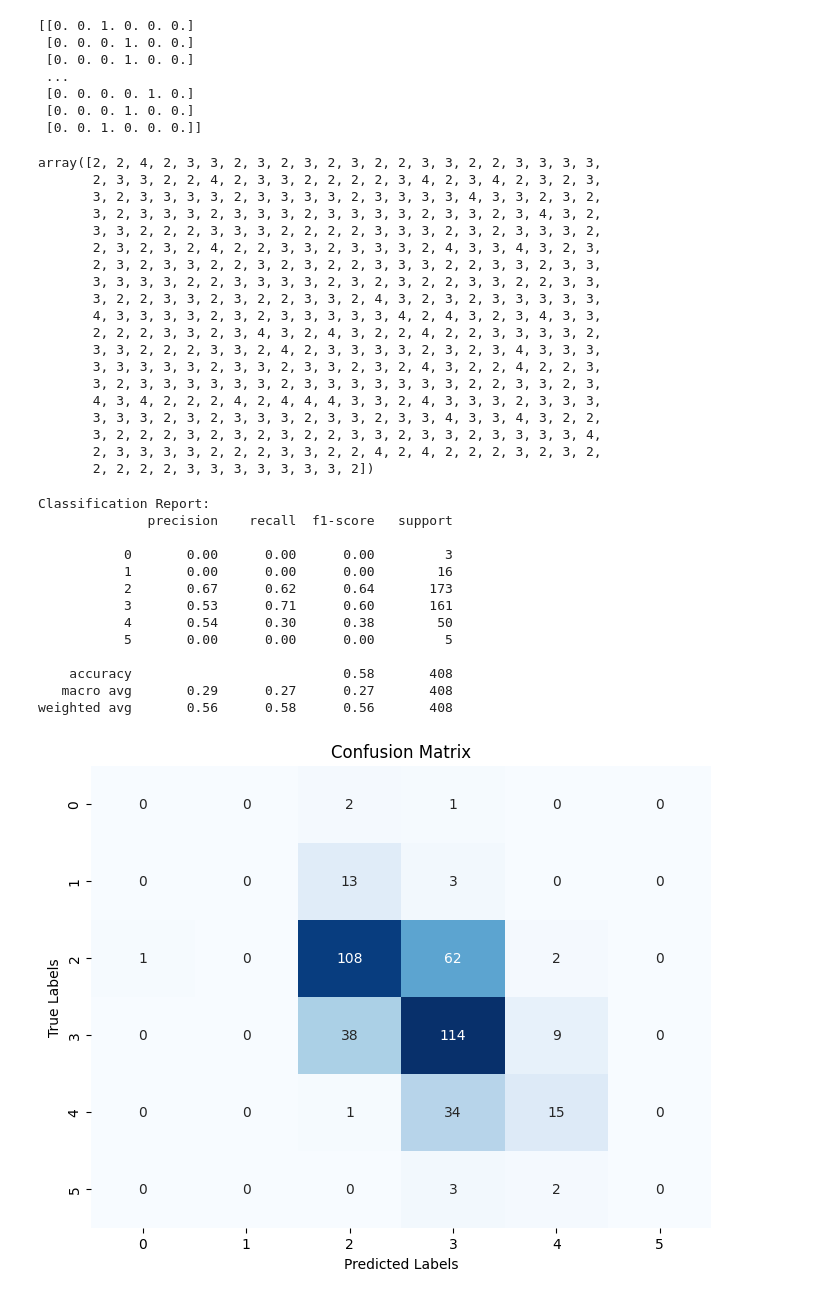
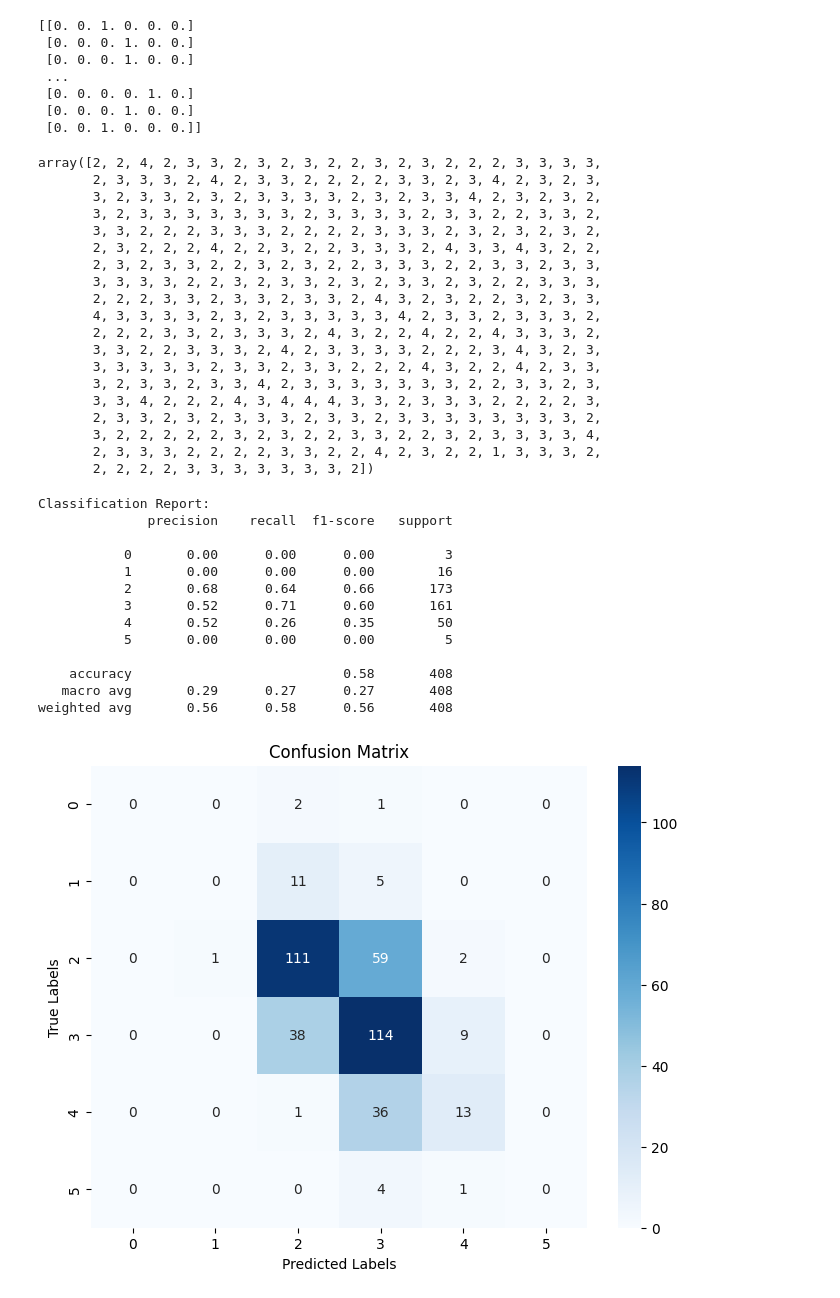
Before and after one commit to RethinaDuraiJohn/GreatLearning, a Jupyter notebook: Neural Network/Project/NeuralNetworkProject.ipynb, the cells around one changed output. Saved outputs shown, nothing was run; the diff lists cells and outputs as text; code cells hidden in the pictures.

Commit message:
both model part A completed - before insights

```diff
--- a/Neural Network/Project/NeuralNetworkProject.ipynb
+++ b/Neural Network/Project/NeuralNetworkProject.ipynb
@@ -316,14 +339,20 @@ acceptable by Neural Network**
 # Y_train_encoded = encoder.fit_transform(Y_train_encoded)
 # Y_test_encoded = encoder.transform(Y_test_encoded)
 # %%
+value_mapping = {3:0, 4: 1, 5: 2, 6: 3, 7: 4, 8: 5}
+
+
 label_encoder = LabelEncoder()
 onhotencoder = OneHotEncoder(sparse_output=False)
-Y_train_encoded = Y_train.values.reshape(-1, 1)
-Y_test_encoded = Y_test.values.reshape(-1, 1)
+Y_train.replace(value_mapping, inplace=True)
+Y_test.replace(value_mapping, inplace=True)
+Y_train_ = Y_train.values.reshape(-1, 1)
+Y_test_ = Y_test.values.reshape(-1, 1)
 # Y_train_encoded = label_encoder.fit_transform(Y_train_encoded)
 # Y_test_encoded = label_encoder.transform(Y_test_encoded)
-Y_train_encoded = onhotencoder.fit_transform(Y_train_encoded)
-Y_test_encoded = onhotencoder.transform(Y_test_encoded)
+
+Y_train_encoded = onhotencoder.fit_transform(Y_train_)
+Y_test_encoded = onhotencoder.transform(Y_test_)
 # %%
 # Y_train_encoded = Y_train.values.reshape(-1, 1)
 # Y_test_encoded = Y_test.values.reshape(-1, 1)
@@ -421,0 +472,4 @@ y_pred_classes = np.argmax(y_pred, axis=1)
+# %%
+y_pred = model.predict(X_test_norm)
+y_pred_classes = np.argmax(y_pred, axis=1)
+y_test_con = np.argmax(Y_test_encoded, axis=1)
@@ -465,16 +667,16 @@ model2 = Sequential([
     Dropout(0.4),
     Dense(128, activation='relu'),
     BatchNormalization(),
-    Dropout(0.4),
+    Dropout(0.3),
     Dense(64, activation='relu'),
     BatchNormalization(),
-    Dropout(0.4),
+    Dropout(0.3),
     Dense(32, activation='relu'),
     BatchNormalization(),
-    Dropout(0.4),
+    Dropout(0.3),
     Dense(16, activation='relu'),
     BatchNormalization(),
-    Dropout(0.4),
+    Dropout(0.3),
     Dense(6, activation='softmax')
 ])
 
@@ -517,6 +719,6 @@ Model: "sequential_16"
  Non-trainable params: 2,016 (7.88 KB)
 # %%
 history2 = model2.fit(X_train_norm, Y_train_encoded,
-                    batch_size=32, epochs=100,
+                    batch_size=32, epochs=50,
                     validation_data=(X_test_norm, Y_test_encoded))
 # %% [output]
@@ -579,22 +781,22 @@ print(Y_test_encoded)
 # %%
 y_pred_classes2
 # %% [output]
-array([2, 2, 4, 2, 3, 3, 2, 3, 2, 3, 2, 3, 2, 2, 3, 3, 2, 2, 3, 3, 3, 3,
-       2, 3, 3, 2, 2, 4, 2, 3, 3, 2, 2, 2, 2, 3, 4, 2, 3, 4, 2, 3, 2, 3,
-       3, 2, 3, 3, 3, 3, 2, 3, 3, 3, 3, 2, 3, 3, 3, 3, 4, 3, 3, 2, 3, 2,
-       3, 2, 3, 3, 3, 2, 3, 3, 3, 2, 3, 3, 3, 3, 2, 3, 3, 2, 3, 4, 3, 2,
-       3, 3, 2, 2, 2, 3, 3, 3, 2, 2, 2, 2, 3, 3, 3, 2, 3, 2, 3, 3, 3, 2,
-       2, 3, 2, 3, 2, 4, 2, 2, 3, 3, 2, 3, 3, 3, 2, 4, 3, 3, 4, 3, 2, 3,
+array([2, 2, 4, 2, 3, 3, 2, 3, 2, 3, 2, 2, 3, 2, 3, 2, 2, 2, 3, 3, 3, 3,
+       2, 3, 3, 3, 2, 4, 2, 3, 3, 2, 2, 2, 2, 3, 3, 2, 3, 4, 2, 3, 2, 3,
+       3, 2, 3, 3, 2, 3, 2, 3, 3, 3, 3, 2, 3, 2, 3, 3, 4, 2, 3, 2, 3, 2,
+       3, 2, 3, 3, 3, 3, 3, 3, 3, 2, 3, 3, 3, 3, 2, 3, 3, 2, 2, 3, 3, 2,
+       3, 3, 2, 2, 2, 3, 3, 3, 2, 2, 2, 2, 3, 3, 3, 2, 3, 2, 3, 2, 3, 2,
+       2, 3, 2, 2, 2, 4, 2, 2, 3, 2, 2, 3, 3, 3, 2, 4, 3, 3, 4, 3, 2, 2,
        2, 3, 2, 3, 3, 2, 2, 3, 2, 3, 2, 2, 3, 3, 3, 2, 2, 3, 3, 2, 3, 3,
-       3, 3, 3, 3, 2, 2, 3, 3, 3, 3, 2, 3, 2, 3, 2, 2, 3, 3, 2, 2, 3, 3,
-       3, 2, 2, 3, 3, 2, 3, 2, 2, 3, 3, 2, 4, 3, 2, 3, 2, 3, 3, 3, 3, 3,
-       4, 3, 3, 3, 3, 2, 3, 2, 3, 3, 3, 3, 3, 4, 2, 4, 3, 2, 3, 4, 3, 3,
-       2, 2, 2, 3, 3, 2, 3, 4, 3, 2, 4, 3, 2, 2, 4, 2, 2, 3, 3, 3, 3, 2,
-       3, 3, 2, 2, 2, 3, 3, 2, 4, 2, 3, 3, 3, 3, 2, 3, 2, 3, 4, 3, 3, 3,
-       3, 3, 3, 3, 3, 2, 3, 3, 2, 3, 3, 2, 3, 2, 4, 3, 2, 2, 4, 2, 2, 3,
-       3, 2, 3, 3, 3, 3, 3, 3, 2, 3, 3, 3, 3, 3, 3, 3, 2, 2, 3, 3, 2, 3,
-       4, 3, 4, 2, 2, 2, 4, 2, 4, 4, 4, 3, 3, 2, 4, 3, 3, 3, 2, 3, 3, 3,
-       3, 3, 3, 2, 3, 2, 3, 3, 3, 2, 3, 3, 2, 3, 3, 4, 3, 3, 4, 3, 2, 2,
-       3, 2, 2, 2, 3, 2, 3, 2, 3, 2, 2, 3, 3, 2, 3, 3, 2, 3, 3, 3, 3, 4,
-       2, 3, 3, 3, 3, 2, 2, 2, 3, 3, 2, 2, 4, 2, 4, 2, 2, 2, 3, 2, 3, 2,
+       3, 3, 3, 3, 2, 2, 3, 2, 3, 3, 2, 3, 2, 3, 3, 2, 3, 2, 2, 3, 3, 3,
+       2, 2, 2, 3, 3, 2, 3, 3, 2, 3, 3, 2, 4, 3, 2, 3, 2, 2, 3, 2, 3, 3,
+       4, 3, 3, 3, 3, 2, 3, 2, 3, 3, 3, 3, 3, 4, 2, 3, 3, 2, 3, 3, 3, 2,
+       2, 2, 2, 3, 3, 2, 3, 3, 3, 2, 4, 3, 2, 2, 4, 2, 2, 4, 3, 3, 3, 2,
+       3, 3, 2, 2, 3, 3, 3, 2, 4, 2, 3, 3, 3, 3, 2, 2, 2, 3, 4, 3, 2, 3,
+       3, 3, 3, 3, 3, 2, 3, 3, 2, 3, 3, 2, 2, 2, 4, 3, 2, 2, 4, 2, 3, 3,
+       3, 2, 3, 3, 2, 3, 3, 4, 2, 3, 3, 3, 3, 3, 3, 3, 2, 2, 3, 3, 2, 3,
+       3, 3, 4, 2, 2, 2, 4, 3, 4, 4, 4, 3, 3, 2, 3, 3, 3, 2, 2, 2, 2, 3,
+       2, 3, 3, 2, 3, 2, 3, 3, 3, 2, 3, 3, 2, 3, 3, 3, 3, 3, 3, 3, 3, 2,
+       3, 2, 2, 2, 2, 2, 3, 2, 3, 2, 2, 3, 3, 2, 2, 3, 2, 3, 3, 3, 3, 4,
+       2, 3, 3, 3, 2, 2, 2, 2, 3, 3, 2, 2, 4, 2, 3, 2, 2, 1, 3, 3, 3, 2,
        2, 2, 2, 2, 3, 3, 3, 3, 3, 3, 3, 2])
@@ -601,27 +805,27 @@ array([2, 2, 4, 2, 3, 3, 2, 3, 2, 3, 2, 3, 2, 2, 3, 3, 2, 2, 3, 3, 3, 3,
 # %%
 print("Classification Report:")
-print(classification_report(Y_test_encoded, y_pred_classes2))
+print(classification_report(y_test_con, y_pred_classes2))
 # %% [output]
 Classification Report:
               precision    recall  f1-score   support
 
            0       0.00      0.00      0.00         3
            1       0.00      0.00      0.00        16
-           2       0.67      0.62      0.64       173
-           3       0.53      0.71      0.60       161
-           4       0.54      0.30      0.38        50
+           2       0.68      0.64      0.66       173
+           3       0.52      0.71      0.60       161
+           4       0.52      0.26      0.35        50
            5       0.00      0.00      0.00         5
 
     accuracy                           0.58       408
    macro avg       0.29      0.27      0.27       408
 weighted avg       0.56      0.58      0.56       408
 # %%
-conf_matrix = confusion_matrix(Y_test_encoded, y_pred_classes2)
+conf_matrix = confusion_matrix(y_test_con, y_pred_classes2)
 plt.figure(figsize=(8, 6))
-sns.heatmap(conf_matrix, annot=True, fmt='d', cmap='Blues', cbar=False)
+sns.heatmap(conf_matrix, annot=True, fmt='d', cmap='Blues', cbar=True)
 plt.xlabel('Predicted Labels')
 plt.ylabel('True Labels')
 plt.title('Confusion Matrix')
 plt.show()
 # %% [output]
-[figure, old version]
+[figure, new version]
```
Also changed, not shown: parts of 27 cells of this notebook.
